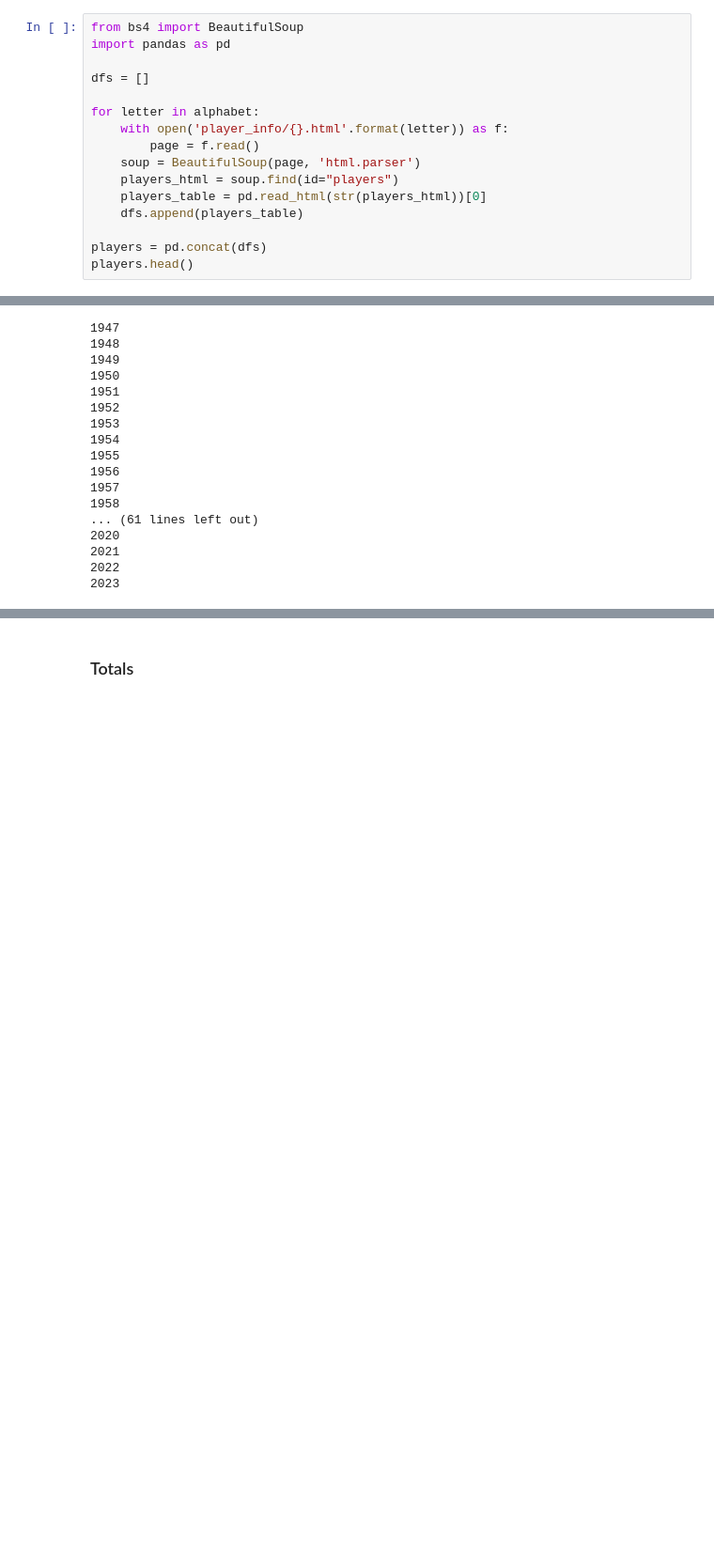
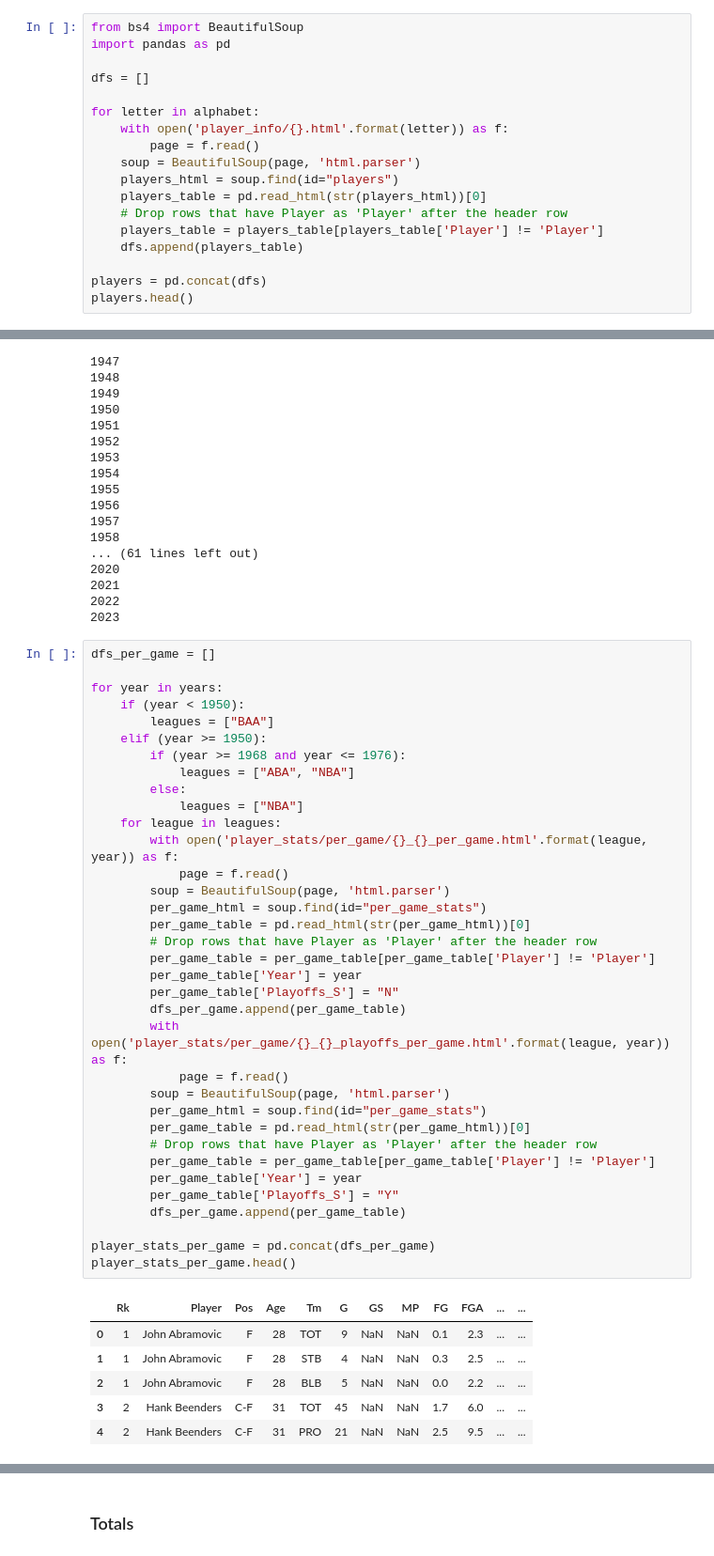
Before and after one commit to Scesar1/nba-stats, a Jupyter notebook: data/extract.ipynb, the cells around one changed output, grey strips where cells are left out. Shown: that part at 94% size. Saved outputs shown, nothing was run; the diff lists cells and outputs as text; blank space fills up the shorter version.

```diff
--- a/data/extract.ipynb
+++ b/data/extract.ipynb
@@ -25,6 +27,8 @@ for letter in alphabet:
     soup = BeautifulSoup(page, 'html.parser')
     players_html = soup.find(id="players")
     players_table = pd.read_html(str(players_html))[0]
+    # Drop rows that have Player as 'Player' after the header row
+    players_table = players_table[players_table['Player'] != 'Player']
     dfs.append(players_table)
 
 players = pd.concat(dfs)
@@ -133,3 +139,45 @@ for year in years:
 2021
 2022
 2023
+# %%
+dfs_per_game = []
+
+for year in years:
+    if (year < 1950):
+        leagues = ["BAA"]
+    elif (year >= 1950):
+        if (year >= 1968 and year <= 1976):
+            leagues = ["ABA", "NBA"]
+        else:
+            leagues = ["NBA"]
+    for league in leagues:
+        with open('player_stats/per_game/{}_{}_per_game.html'.format(league, year)) as f:
+            page = f.read()
+        soup = BeautifulSoup(page, 'html.parser')
+        per_game_html = soup.find(id="per_game_stats")
+        per_game_table = pd.read_html(str(per_game_html))[0]
+        # Drop rows that have Player as 'Player' after the header row
+        per_game_table = per_game_table[per_game_table['Player'] != 'Player']
+        per_game_table['Year'] = year
+        per_game_table['Playoffs_S'] = "N"
+        dfs_per_game.append(per_game_table)
+        with open('player_stats/per_game/{}_{}_playoffs_per_game.html'.format(league, year)) as f:
+            page = f.read()
+        soup = BeautifulSoup(page, 'html.parser')
+        per_game_html = soup.find(id="per_game_stats")
+        per_game_table = pd.read_html(str(per_game_html))[0]
+        # Drop rows that have Player as 'Player' after the header row
+        per_game_table = per_game_table[per_game_table['Player'] != 'Player']
+        per_game_table['Year'] = year
+        per_game_table['Playoffs_S'] = "Y"
+        dfs_per_game.append(per_game_table)
+
+player_stats_per_game = pd.concat(dfs_per_game)
+player_stats_per_game.head()
+# %% [output]
+|  | Rk | Player | Pos | Age | Tm | G | GS | MP | FG | FGA | ... | ... |
+| 0 | 1 | John Abramovic | F | 28 | TOT | 9 | NaN | NaN | 0.1 | 2.3 | ... | ... |
+| 1 | 1 | John Abramovic | F | 28 | STB | 4 | NaN | NaN | 0.3 | 2.5 | ... | ... |
+| 2 | 1 | John Abramovic | F | 28 | BLB | 5 | NaN | NaN | 0.0 | 2.2 | ... | ... |
+| 3 | 2 | Hank Beenders | C-F | 31 | TOT | 45 | NaN | NaN | 1.7 | 6.0 | ... | ... |
+| 4 | 2 | Hank Beenders | C-F | 31 | PRO | 21 | NaN | NaN | 2.5 | 9.5 | ... | ... |
```
Also changed, not shown: parts of 37 cells of this notebook, 31 other files.
